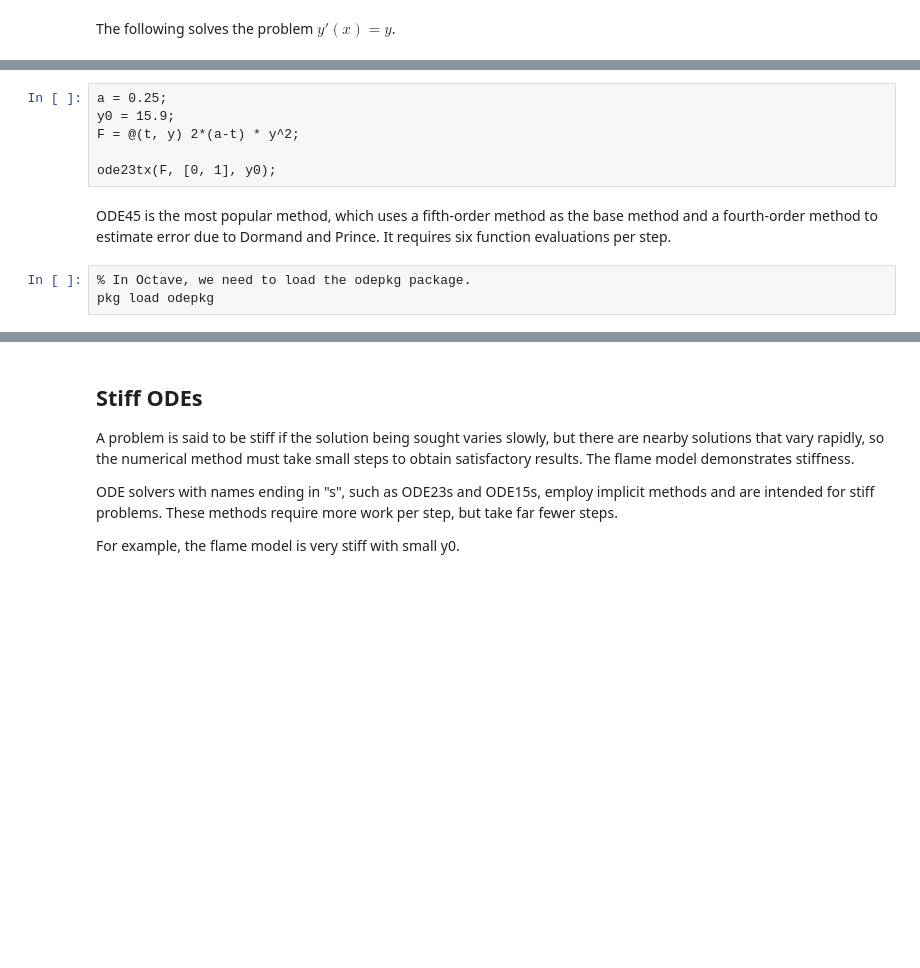
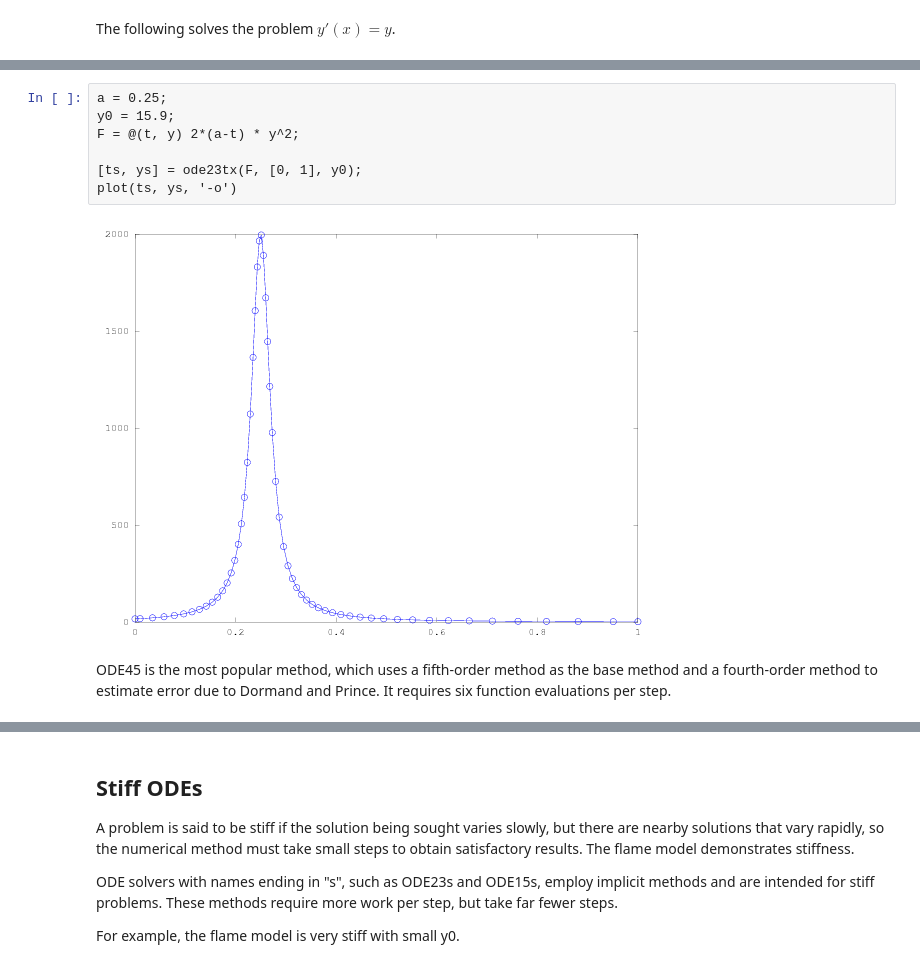
Before and after one commit to AndresSepulveda/octave-notes, a Jupyter notebook: octave-odes.ipynb, the cells around one changed output, grey strips where cells are left out. Drawn from its saved outputs; the diff is of its cells as text; blank space fills up the shorter version.

Commit message:
Tested with Octave 3.8.

```diff
--- a/octave-odes.ipynb
+++ b/octave-odes.ipynb
@@ -398,14 +416,14 @@ ode23tx(F, [0, 1], 1);
 # %%
 a = 0.25;
 y0 = 15.9;
 F = @(t, y) 2*(a-t) * y^2;
 
-ode23tx(F, [0, 1], y0);
+[ts, ys] = ode23tx(F, [0, 1], y0);
+plot(ts, ys, '-o')
+# %% [output]
+[figure, added]
 # %% [markdown]
 ODE45 is the most popular method, which uses a fifth-order method as the base method and a fourth-order method to estimate error due to Dormand and Prince. It requires six function evaluations per step.
-# %%
-% In Octave, we need to load the odepkg package.
-pkg load odepkg
 # %%
 a = 0.25;
 y0 = 15.9;
```
Also changed, not shown: parts of 11 cells of this notebook, 6 other files.
